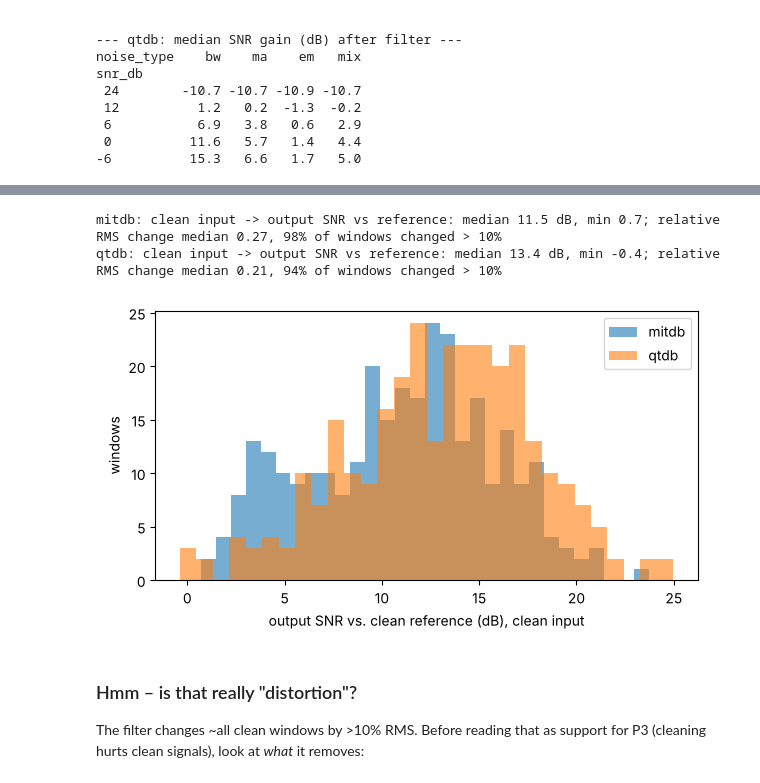
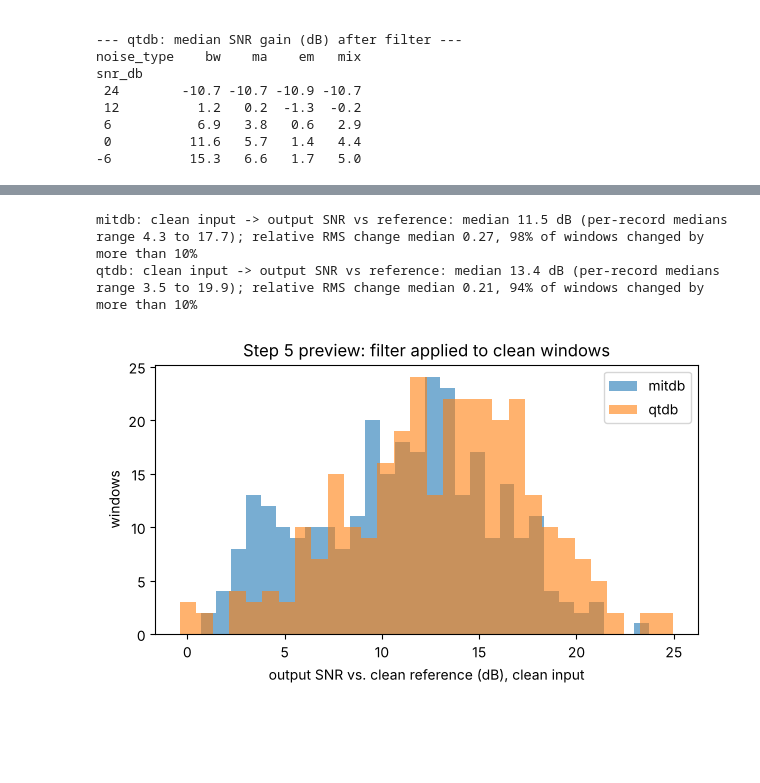
Before and after one commit to Salekin-13/ecg_denoise, a Jupyter notebook: research/notebooks/01_results_steps2to5.ipynb, the cells around one changed output, grey strips where cells are left out. Cells and saved outputs as stored; diff of their text form; code cells hidden in the pictures; blank space fills up the shorter version.

```diff
--- a/research/notebooks/01_results_steps2to5.ipynb
+++ b/research/notebooks/01_results_steps2to5.ipynb
@@ -161,16 +172,15 @@ Rebuild one window from the recipe and look at it at every level. (Needs `data_o
 clean = np.load(RESEARCH / "data_out" / "mitdb_test_clean.npz")
 X, fs = clean["X"].astype(float), int(clean["fs"])
 bank = dict(np.load(RESEARCH / "data_out" / f"noise_bank_test_{fs}.npz"))
+t = np.arange(X.shape[1]) / fs
 
-wid = 1234
+wid = min(1234, len(X) - 1)
 x = X[wid]
 rows = rec[rec.window_id == wid]
-levels = [s for s in DEFAULT_SNRS if s != "clean"]
-t = np.arange(len(x)) / fs
 show = slice(0, 4 * fs)
 
 fig, axes = plt.subplots(len(levels), 4, figsize=(16, 9), sharex=True, sharey="row")
-for j, ntype in enumerate(NOISE_TYPES + ["mix"]):
+for j, ntype in enumerate(types):
     for i, s in enumerate(levels):
         r = rows[(rows.noise_type == ntype) & (rows.snr_db.astype(str) == str(s))].iloc[0]
         y = make_noisy(x, bank, r.to_dict())
@@ -179,6 +189,7 @@ for j, ntype in enumerate(NOISE_TYPES + ["mix"]):
         ax.plot(t[show], x[show], lw=0.6, alpha=0.6)
         if i == 0: ax.set_title(ntype)
         if j == 0: ax.set_ylabel(f"{s} dB")
-fig.suptitle(f"mitdb test window {wid} (record {rows.record.iloc[0]}), blue = noisy, orange = clean")
+for ax in axes[-1]: ax.set_xlabel("s")
+fig.suptitle(f"Step 4: mitdb test window {wid} (record {rows.record.iloc[0]}), first 4 s. blue = noisy, orange = clean")
 fig.tight_layout();
 # %% [output]
@@ -196,4 +209,6 @@ SNR here = 10 log10(P_clean / P_error), mean removed, where error = output − c
 # %%
 e1 = {ds: pd.read_csv(RESEARCH / "results" / f"E1_preview_filter_{ds}.csv") for ds in ["mitdb", "qtdb"]}
+for ds, df in e1.items():
+    print(ds, len(df[df.noise_type == "none"]), "windows from", df.record.nunique(), "records")
 e1["mitdb"].head()
 # %% [output]
@@ -205,11 +222,10 @@ e1["mitdb"].head()
 | 4 | 2838 | 222 | bw | 0 | -2.951426e-08 | 4.008626 | 0.121635 | 0.243775 | ... |
 # %%
 def gain_table(df):
-    d = df[df.noise_type != "none"].copy()
-    d["snr_db"] = d["snr_db"].astype(int)
+    d = df[df.noise_type != "none"].assign(snr_db=lambda d: d.snr_db.astype(int))
     d["gain"] = d["snr_out_db"] - d["snr_in_db"]
     return d.pivot_table(index="snr_db", columns="noise_type", values="gain", aggfunc="median") \
-            .reindex(levels)[NOISE_TYPES + ["mix"]].round(1)
+            .reindex(levels)[types].round(1)
 
 for ds, df in e1.items():
     print(f"--- {ds}: median SNR gain (dB) after filter ---")
@@ -235,17 +251,17 @@ snr_db
 # %%
 fig, axes = plt.subplots(1, 2, figsize=(12, 4), sharey=True)
 for ax, (ds, df) in zip(axes, e1.items()):
-    d = df[df.noise_type != "none"].copy()
-    d["snr_db"] = d["snr_db"].astype(int)
+    d = df[df.noise_type != "none"].assign(snr_db=lambda d: d.snr_db.astype(int))
     d["gain"] = d["snr_out_db"] - d["snr_in_db"]
-    for ntype in NOISE_TYPES + ["mix"]:
+    for ntype in types:
         g = d[d.noise_type == ntype].groupby("snr_db")["gain"]
         med, lo, hi = g.median(), g.quantile(0.25), g.quantile(0.75)
         ax.plot(med.index, med.values, marker="o", label=ntype)
         ax.fill_between(med.index, lo.values, hi.values, alpha=0.15)
     ax.axhline(0, color="k", lw=0.8, ls="--")
     ax.invert_xaxis()
-    ax.set_xlabel("input SNR (dB)"); ax.set_title(f"{ds} test, n=300 windows")
+    ax.set_xlabel("input SNR (dB), cleaner on the left")
+    ax.set_title(f"Step 5 preview, {ds} test: {d.window_id.nunique()} windows from {d.record.nunique()} records")
     ax.grid(alpha=0.3)
 axes[0].set_ylabel("SNR gain after filter (dB), median + IQR")
 axes[0].legend();
@@ -258,21 +274,19 @@ The −12 dB at 24 dB input is striking: the output is *worse* than the input by
 # %%
 # what does the filter do to an already-clean window?
 for ds, df in e1.items():
     c = df[df.noise_type == "none"]
-    print(f"{ds}: clean input -> output SNR vs reference: median {c.snr_out_db.median():.1f} dB, "
-          f"min {c.snr_out_db.min():.1f}; "
+    per_rec = c.groupby("record")["snr_out_db"].median()
+    print(f"{ds}: clean input -> output SNR vs reference: median {c.snr_out_db.median():.1f} dB "
+          f"(per-record medians range {per_rec.min():.1f} to {per_rec.max():.1f}); "
           f"relative RMS change median {c.rel_distortion.median():.2f}, "
-          f"{(c.rel_distortion > 0.1).mean()*100:.0f}% of windows changed > 10%")
+          f"{(c.rel_distortion > 0.1).mean()*100:.0f}% of windows changed by more than 10%")
 
 fig, ax = plt.subplots(figsize=(7, 3.5))
 for ds, df in e1.items():
     ax.hist(df[df.noise_type == "none"]["snr_out_db"], bins=30, alpha=0.6, label=ds)
-ax.set_xlabel("output SNR vs. clean reference (dB), clean input"); ax.set_ylabel("windows"); ax.legend();
+ax.set_xlabel("output SNR vs. clean reference (dB), clean input"); ax.set_ylabel("windows")
+ax.set_title("Step 5 preview: filter applied to clean windows"); ax.legend();
 # %% [output]
-mitdb: clean input -> output SNR vs reference: median 11.5 dB, min 0.7; relative RMS change median 0.27, 98% of windows changed > 10%
-qtdb: clean input -> output SNR vs reference: median 13.4 dB, min -0.4; relative RMS change median 0.21, 94% of windows changed > 10%
+mitdb: clean input -> output SNR vs reference: median 11.5 dB (per-record medians range 4.3 to 17.7); relative RMS change median 0.27, 98% of windows changed by more than 10%
+qtdb: clean input -> output SNR vs reference: median 13.4 dB (per-record medians range 3.5 to 19.9); relative RMS change median 0.21, 94% of windows changed by more than 10%
-[figure, old version]
+[figure, new version]
-# %% [markdown]
-### Hmm – is that really "distortion"?
-
-The filter changes ~all clean windows by >10% RMS. Before reading that as support for P3 (cleaning hurts clean signals), look at *what* it removes:
```
Also changed, not shown: parts of 29 cells of this notebook, 2 other files.
